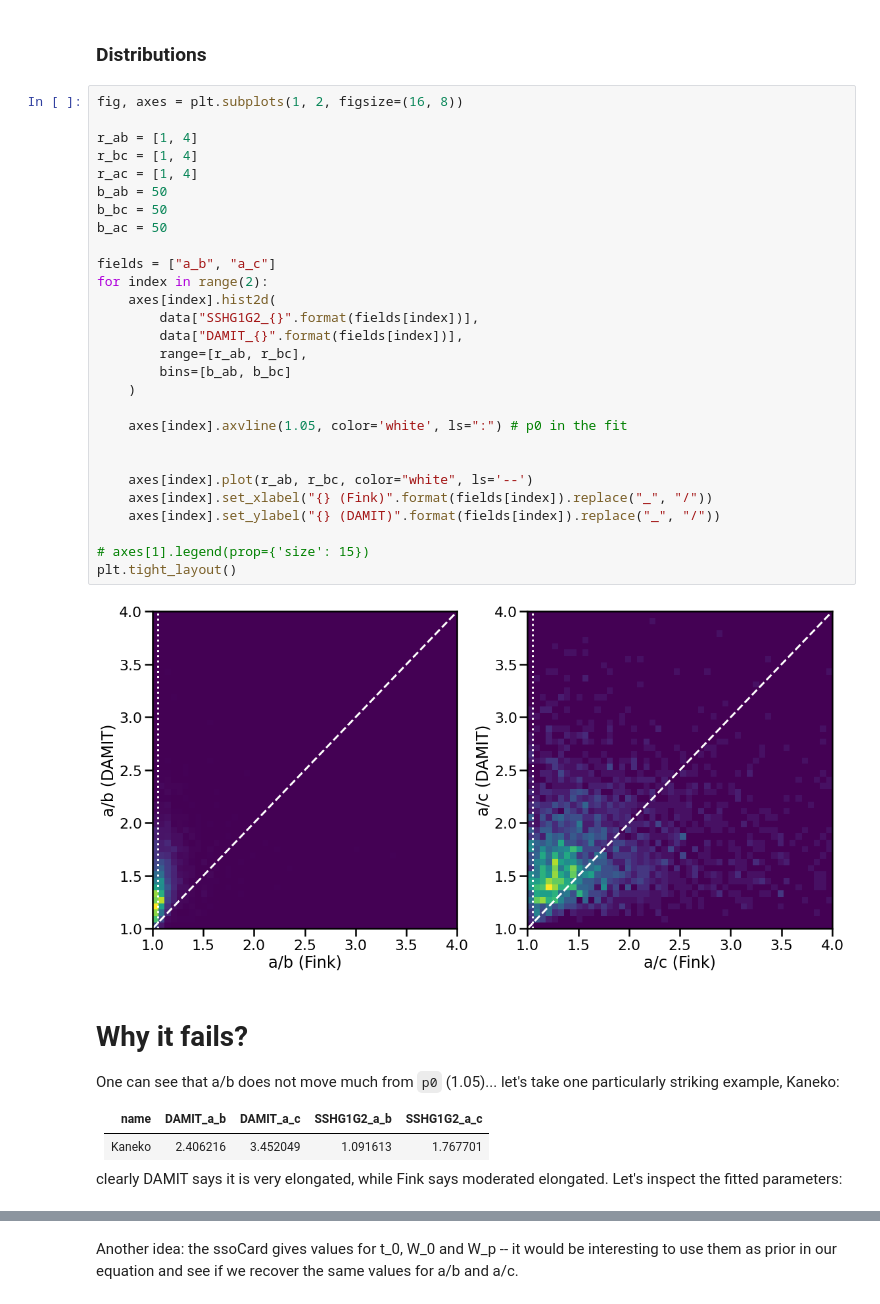
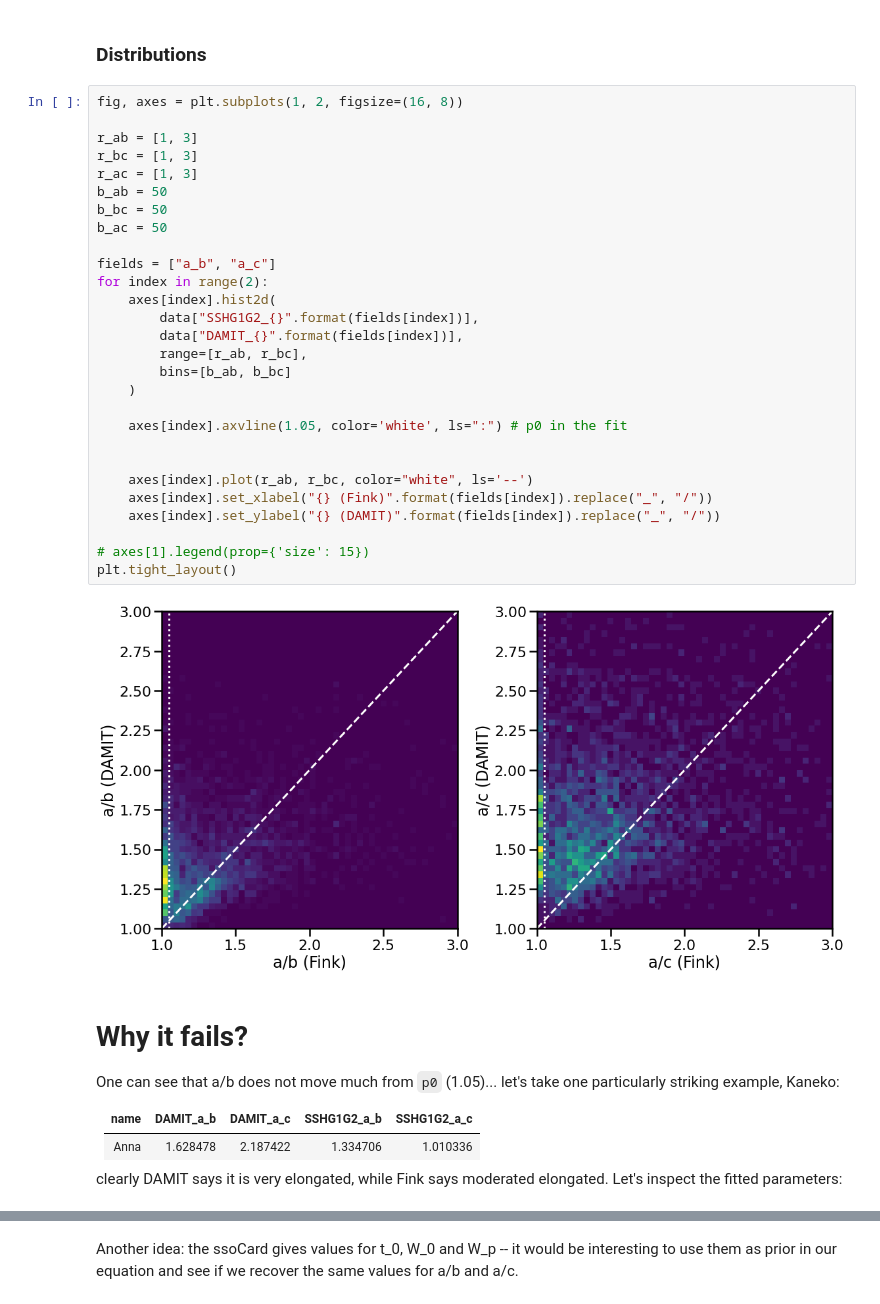
Before and after one commit to astrolabsoftware/fink-spins, a Jupyter notebook: notebooks/periods/shape_analysis_SSHG1G2.ipynb, the cells around one changed output, grey strips where cells are left out. Saved outputs shown, nothing was run; the diff lists cells and outputs as text.

```diff
--- a/notebooks/periods/shape_analysis_SSHG1G2.ipynb
+++ b/notebooks/periods/shape_analysis_SSHG1G2.ipynb
@@ -147,33 +147,33 @@ data[col_display].head(50)
 # %%
 fig, axes = plt.subplots(1, 2, figsize=(16, 8))
 
-r_ab = [1, 4]
-r_bc = [1, 4]
-r_ac = [1, 4]
+r_ab = [1, 3]
+r_bc = [1, 3]
+r_ac = [1, 3]
 b_ab = 50
 b_bc = 50
 b_ac = 50
 
 fields = ["a_b", "a_c"]
 for index in range(2):
     axes[index].hist2d(
         data["SSHG1G2_{}".format(fields[index])],
         data["DAMIT_{}".format(fields[index])],
         range=[r_ab, r_bc],
         bins=[b_ab, b_bc]
     )
 
     axes[index].axvline(1.05, color='white', ls=":") # p0 in the fit
 
 
     axes[index].plot(r_ab, r_bc, color="white", ls='--')
     axes[index].set_xlabel("{} (Fink)".format(fields[index]).replace("_", "/"))
     axes[index].set_ylabel("{} (DAMIT)".format(fields[index]).replace("_", "/"))
 
 # axes[1].legend(prop={'size': 15})
 plt.tight_layout()
 # %% [output]
-[figure, old version]
+[figure, new version]
 # %% [markdown]
 # Why it fails?
 
@@ -181,7 +181,7 @@ One can see that a/b does not move much from `p0` (1.05)... let's take one parti
 
 name 	| DAMIT_a_b 	| DAMIT_a_c | SSHG1G2_a_b |	SSHG1G2_a_c|
 -|-|-|-|-|
-Kaneko | 	2.406216 |	3.452049 |	1.091613 	| 1.767701 |
+Anna | 	1.628478 	|2.187422 |	1.334706 	|1.010336 |
 
 clearly DAMIT says it is very elongated, while Fink says moderated elongated. Let's inspect the fitted parameters:
 # %%
```
Also changed, not shown: parts of 6 cells of this notebook, 2 other files.
